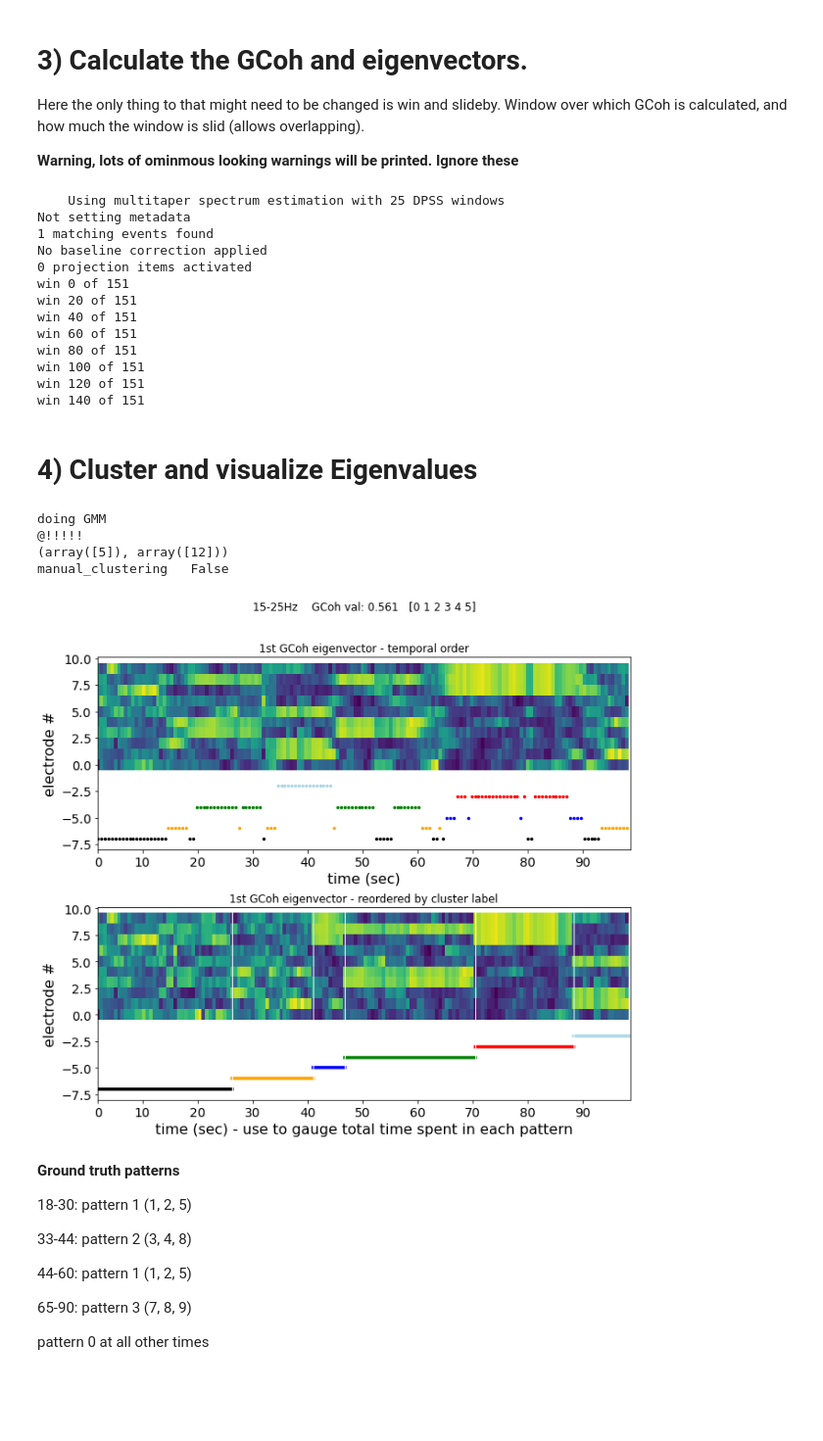
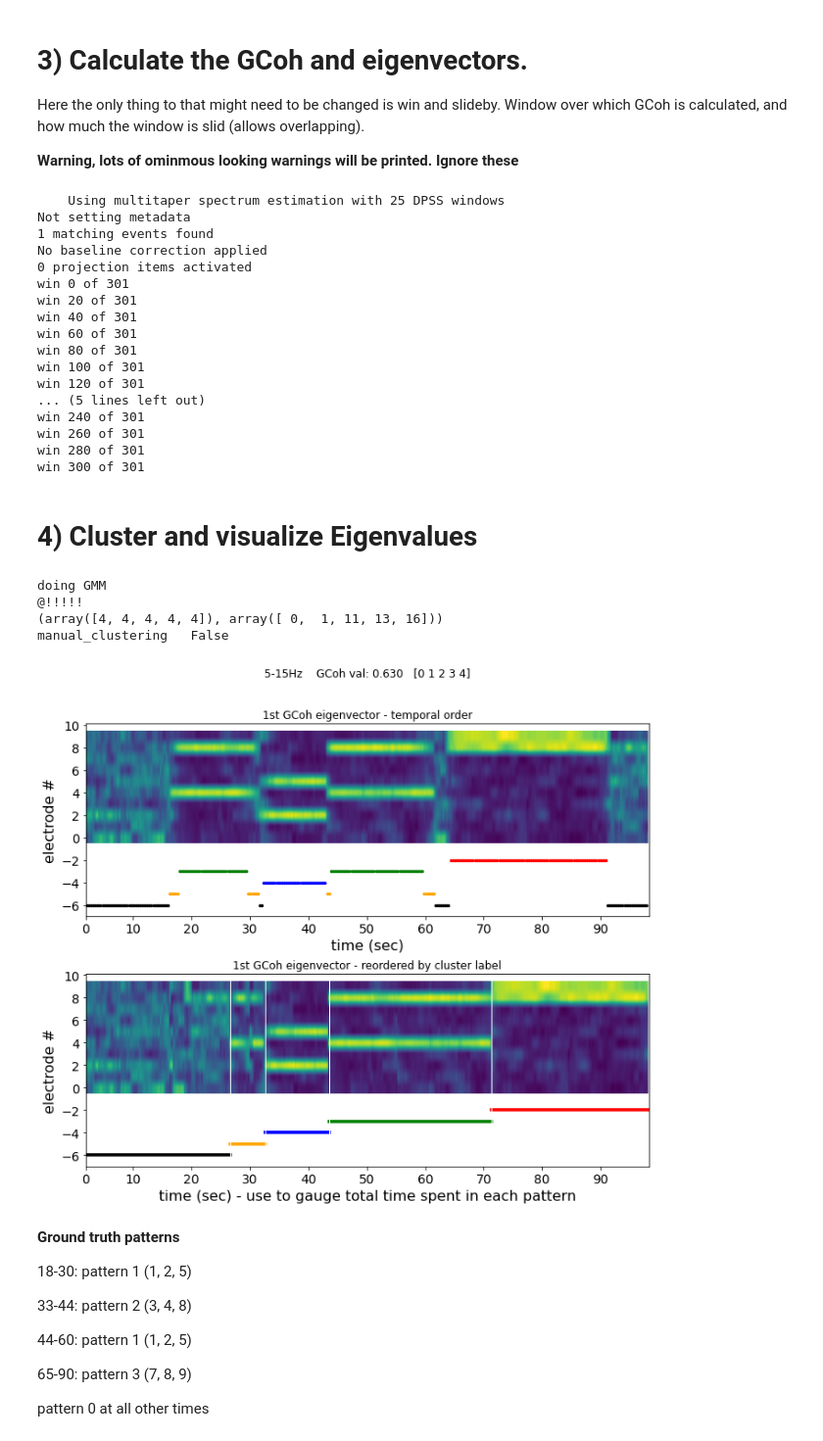
Before and after one commit to AraiKensuke/GCoh, a Jupyter notebook: simulations/simulated_multichannel_EEG_Gcoh.ipynb, the cells around one changed output. Shown: that part at 98% size. Saved outputs shown, nothing was run; the diff lists cells and outputs as text; code cells hidden in the pictures; blank space fills up the shorter version.

```diff
--- a/simulations/simulated_multichannel_EEG_Gcoh.ipynb
+++ b/simulations/simulated_multichannel_EEG_Gcoh.ipynb
@@ -35,40 +53,39 @@ warnings.filterwarnings("ignore")
 grpA = _N.array([1, 2, 5])
 grpB = _N.array([3, 4, 8])
 grpC = _N.array([7, 8, 9])
-grpD = _N.array([1, 6, 7])
+
 ###  These groups can have some phase difference (in samples) between
 ###  them.
 grpA_phase_diff = _N.array([0, -2, 5])
 grpB_phase_diff = _N.array([0, 10, -3])
 grpC_phase_diff = _N.array([0, 1, 1])
-grpD_phase_diff = _N.array([0, 0, 0])
 
 ###  Simulation parameters
 Fs   = 200     #  sampling frequency of data
 dt   = 1/Fs
 nChs = 10      #  # of EEG channels
 N    = 20000   # how many temporal timepoints to generate
-f    = 20      #  oscillation frequency.  We assume all channels
+f    = 10      #  oscillation frequency.  We assume all channels
                #  are (noisly) oscillating at this frequency.
 
 ###
 rhythms = _N.zeros((nChs, N))
 pknzs   = _N.zeros((nChs, N))
-tau     = 0.15    #  timescale of AR1
+tau     = 0.02    #  timescale of AR1
 
 ######  we generate simulated EEG by generating nChs of independent oscillatory
 ######  signals.
 for nc in range(nChs):
-    rhythms[nc] = _su.AR2(f, 0.97, N, dt)
-    pknzs[nc] = _su.AR1(tau, N, dt)*0.5
-EEG     = _N.array(rhythms)
+    rhythms[nc] = _su.AR2(f, 0.95, N, dt)
+    pknzs[nc] = _su.AR1(tau, N, dt)
+EEG     = _N.array(pknzs)
 
 ######  This alters the 'EEG' vector by replacing the channels defined in groups
 ######  by the data in 1 of the channels in the group, and adding a bit of noise
 ######  to each of the channels to simulate "coherence"  Then we add a bit of
 ######  phase shift to each channel in the group.
 
-_su.mix(dt, EEG, rhythms, pknzs, grpB, grpB_phase_diff, 18, 30)
-_su.mix(dt, EEG, rhythms, pknzs, grpA, grpA_phase_diff, 33, 44)
-_su.mix(dt, EEG, rhythms, pknzs, grpB, grpB_phase_diff, 44, 60)
-_su.mix(dt, EEG, rhythms, pknzs, grpC, grpC_phase_diff, 65, 90)
+_su.mix(dt, EEG, rhythms, grpB, grpB_phase_diff, 18, 30)
+_su.mix(dt, EEG, rhythms, grpA, grpA_phase_diff, 33, 44)
+_su.mix(dt, EEG, rhythms, grpB, grpB_phase_diff, 44, 60)
+_su.mix(dt, EEG, rhythms, grpC, grpC_phase_diff, 65, 90)
@@ -101,8 +127,8 @@ Fs      = 200
 artrmv_ver = 1
 gcoh_ver    = 5
 
-win, slideby      = preprocess_ver.get_win_slideby(gcoh_ver)
-
+#win, slideby      = preprocess_ver.get_win_slideby(gcoh_ver)
+win, slideby       = 768, 64
 ch_names = ["eeg1", "eeg2", "eeg3", "eeg4", "eeg5", "eeg6", "eeg7", "eeg8", "eeg9", "eeg10"]
 rm_chs = []
 ch_w_CM, rm_chs, list_ch_names, ch_types = datconf.getConfig(dataset, sim_nchs=10)
@@ -125,14 +151,18 @@ Not setting metadata
 1 matching events found
 No baseline correction applied
 0 projection items activated
-win 0 of 151
-win 20 of 151
-win 40 of 151
-win 60 of 151
-win 80 of 151
-win 100 of 151
-win 120 of 151
-win 140 of 151
+win 0 of 301
+win 20 of 301
+win 40 of 301
+win 60 of 301
+win 80 of 301
+win 100 of 301
+win 120 of 301
+... (5 lines left out)
+win 240 of 301
+win 260 of 301
+win 280 of 301
+win 300 of 301
 # %% [markdown]
 # 4) Cluster and visualize Eigenvalues
 # %%
@@ -181,7 +211,7 @@ mn = _N.mean(real_evs, axis=0)
 sd = _N.std(real_evs, axis=0)
 
 
-frngs = [15, 25]    ##  frequency ranges (low and high) to look at for clustering.
+frngs = [5, 15]    ##  frequency ranges (low and high) to look at for clustering.
 
 ignore_stored = True
 pcs     = _N.empty(len(frngs))
@@ -273,35 +303,35 @@ _plt.subplot2grid((2, 1), (1, 0))
 _plt.title("1st GCoh eigenvector - reordered by cluster label")
 #fig.add_subplot(nStates+2, 1, 1)
 _plt.imshow(out.T, aspect=aspect)
 _plt.ylim(-(nStates+2), nChs+0.1)
 for ns in range(nStates):
     ls = _N.where(rmpd_lab == ns)[0]
     liS = iS
     iS += len(ls)
     _plt.plot([liS, iS], [ns-nStates-1, ns-nStates-1], color=clrs[ns], lw=3.5)
     if ns < nStates-1:
         _plt.axvline(x=iS, color="white", lw=1)
 _plt.xlim(0, L_gcoh)
 _plt.suptitle("%(1)d-%(2)dHz    GCoh val: %(gcoh).3f   %(sts)s" % {"1" : fL, "2" : fH, "gcoh" : _N.mean(Ctot[:, irngs]), "sts" : str(ps)})
 _plt.xlabel("(sample #) - not in experimental temporal order", fontsize=17)
 _plt.ylabel("electrode #", fontsize=16)
 _plt.xlabel("time (sec) - use to gauge total time spent in each pattern", fontsize=16)
 _plt.xticks(bin_at_ticks, time_at_ticks, fontsize=14)
 _plt.yticks(fontsize=14)
 
 iS = 0
 for ns in range(nStates):
     ls = _N.where(rmpd_lab == ns)[0]
     iS += len(ls)
     if ns < nStates-1:
         _plt.axvline(x=iS, color="white", lw=1)
 fig.subplots_adjust(left=0.1, bottom=0.1, right=0.9, hspace=0.3)
 # %% [output]
 doing GMM
 @!!!!!
-(array([5]), array([12]))
+(array([4, 4, 4, 4, 4]), array([ 0,  1, 11, 13, 16]))
 manual_clustering   False
-[figure, old version]
+[figure, new version]
 # %% [markdown]
 **Ground truth patterns**
 
```
Also changed, not shown: parts of 2 cells of this notebook.
